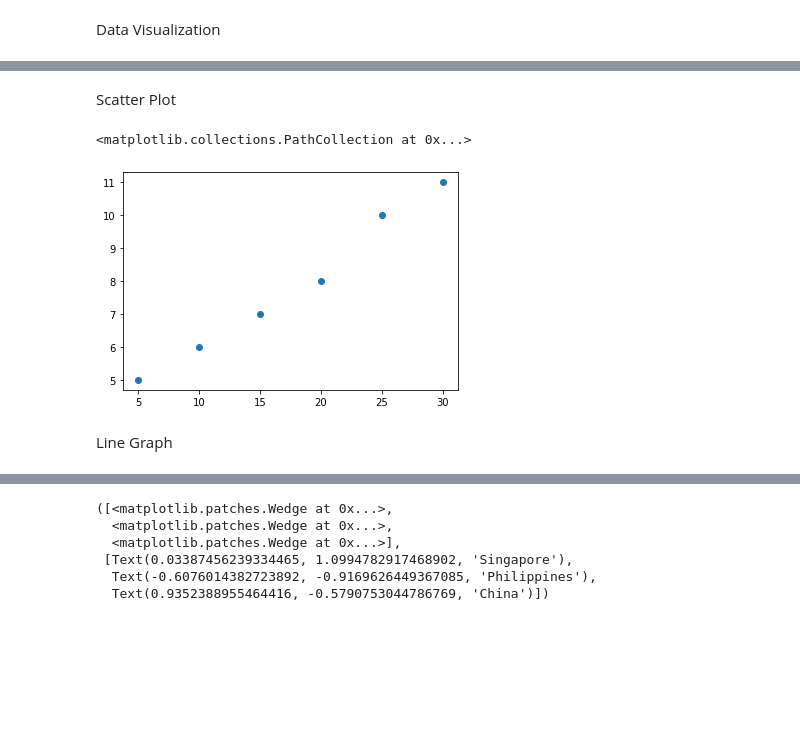
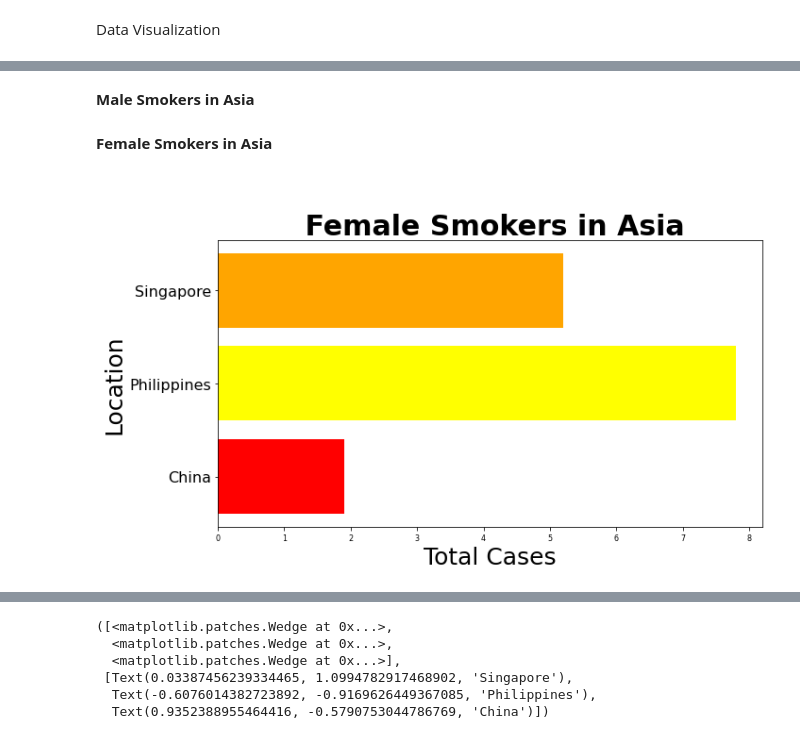
Before and after one commit to krisanndesiderio/SYSTEM-TRON, a Jupyter notebook: COVID19_Case_Surveillance_Public_Use_Data.ipynb, the cells around one changed output, grey strips where cells are left out. Cells and saved outputs as stored; diff of their text form; code cells hidden in the pictures; blank space fills up the shorter version.

```diff
--- a/COVID19_Case_Surveillance_Public_Use_Data.ipynb
+++ b/COVID19_Case_Surveillance_Public_Use_Data.ipynb
@@ -78,15 +76,22 @@ Scatter Graph
-# %% [markdown]
-Scatter Plot
-# %%
-import matplotlib.pyplot as plt
-
-
-x=[5,10,15,20,25,30]
-y=[5,6,7,8,10,11]
-
-plt.scatter(x,y)
-# %% [output]
-<matplotlib.collections.PathCollection at 0x...>
-[figure, removed]
-# %% [markdown]
-Line Graph
+# %% [markdown]
+**Male Smokers in Asia**
+# %% [markdown]
+**Female Smokers in Asia**
+# %%
+Country = dataset["location"]
+NewCases = dataset["female_smokers"]
+
+f = plt.figure(tight_layout=True)
+f.set_figwidth(10)
+f.set_figheight(6)
+
+plt.xticks(fontsize=8)
+plt.yticks(fontsize=16)
+plt.ylabel("Location", fontsize= 25)
+plt.xlabel("Total Cases", fontsize= 25)
+plt.title("\n Female Smokers in Asia", fontweight="bold", fontsize=30)
+colors = ['orange', 'red', 'orange', 'red', 'orange', 'yellow']
+plt.barh(Country, NewCases, color = colors )
+plt.show()
+# %% [output]
+[figure, added]
```
Also changed, not shown: parts of 7 cells of this notebook.
